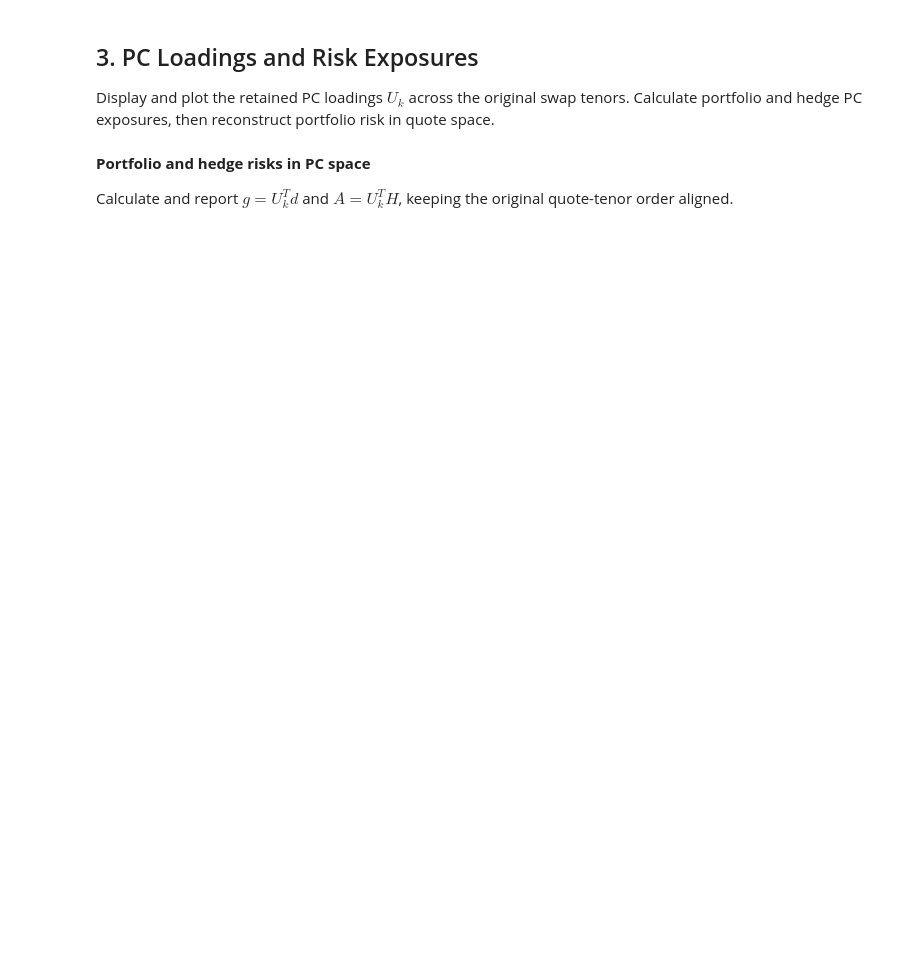
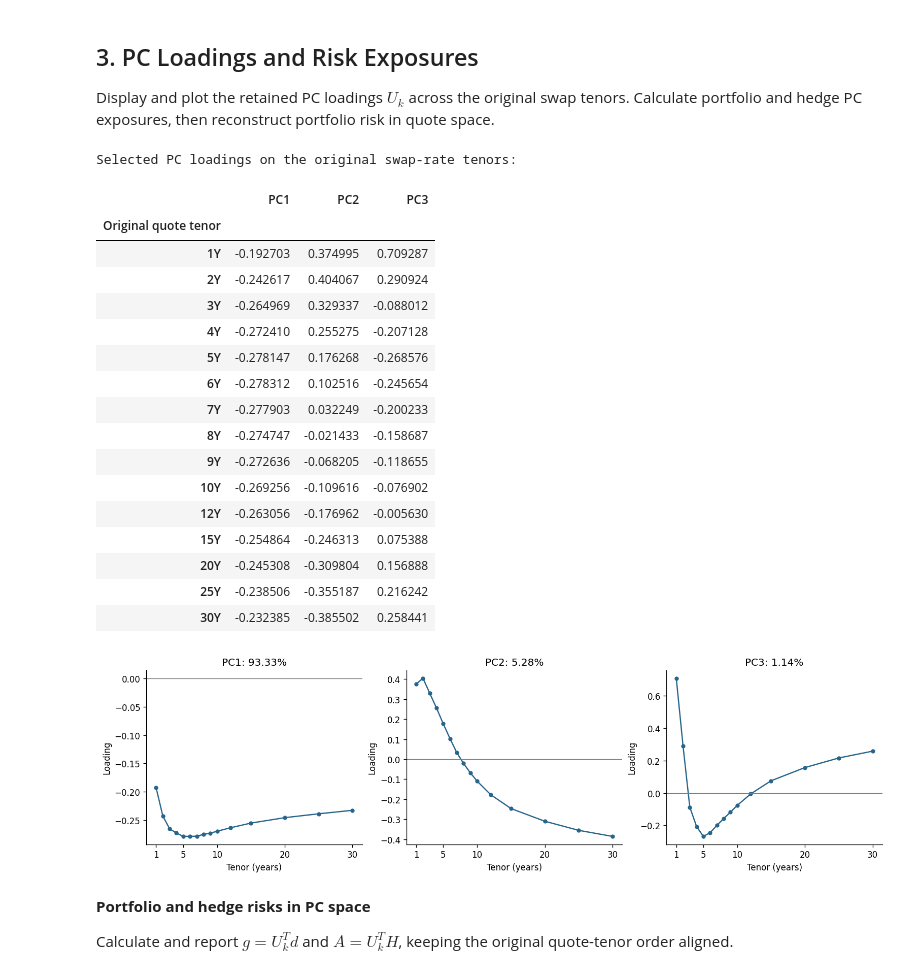
Before and after one commit to DarshitSarda/FRE-GY-9743-Assignments-9, a Jupyter notebook: Assignment9.ipynb, the cells around one changed output. Saved outputs shown, nothing was run; the diff lists cells and outputs as text; code cells hidden in the pictures; blank space fills up the shorter version.

```diff
--- a/Assignment9.ipynb
+++ b/Assignment9.ipynb
@@ -279,21 +381,42 @@ Display and plot the retained PC loadings $U_k$ across the original swap tenors.
 Calculate portfolio and hedge PC exposures, then reconstruct portfolio risk in quote space.
 # %%
 # TODO 4: Extract U_k from the fitted pca, with one retained PC loading vector per column.
-raise NotImplementedError("TODO 4: obtain the retained PC loadings.")
+# sklearn stores each eigenvector as a row of components_, so I transpose to tenors x k.
+U_k = pca.components_[:k].T
 
 loadings = pd.DataFrame(
     U_k, index=pd.Index(tenors, name="Original quote tenor"), columns=selected_pc_names,
 )
 print("Selected PC loadings on the original swap-rate tenors:")
 display(loadings.style.format("{:.6f}"))
 
 fig, axes = plt.subplots(1, k, figsize=(4.3 * k, 3.6), constrained_layout=True, squeeze=False)
 for j, ax in enumerate(axes.ravel()):
     ax.plot(tenor_years, U_k[:, j], "o-", color="#27658b", markersize=4)
     ax.axhline(0.0, color="#777777", linewidth=0.8)
     ax.set(xlabel="Tenor (years)", ylabel="Loading", xticks=[1, 5, 10, 20, 30],
            title=f"PC{j + 1}: {explained_ratio[j]:.2%}")
 plt.show()
+# %% [output]
+Selected PC loadings on the original swap-rate tenors:
+|  | PC1 | PC2 | PC3 |
+| Original quote tenor |  |  |  |
+| 1Y | -0.192703 | 0.374995 | 0.709287 |
+| 2Y | -0.242617 | 0.404067 | 0.290924 |
+| 3Y | -0.264969 | 0.329337 | -0.088012 |
+| 4Y | -0.272410 | 0.255275 | -0.207128 |
+| 5Y | -0.278147 | 0.176268 | -0.268576 |
+| 6Y | -0.278312 | 0.102516 | -0.245654 |
+| 7Y | -0.277903 | 0.032249 | -0.200233 |
+| 8Y | -0.274747 | -0.021433 | -0.158687 |
+| 9Y | -0.272636 | -0.068205 | -0.118655 |
+| 10Y | -0.269256 | -0.109616 | -0.076902 |
+| 12Y | -0.263056 | -0.176962 | -0.005630 |
+| 15Y | -0.254864 | -0.246313 | 0.075388 |
+| 20Y | -0.245308 | -0.309804 | 0.156888 |
+| 25Y | -0.238506 | -0.355187 | 0.216242 |
+| 30Y | -0.232385 | -0.385502 | 0.258441 |
+[figure, added]
 # %% [markdown]
 **Portfolio and hedge risks in PC space**
 
```
Also changed, not shown: parts of 10 cells of this notebook.
